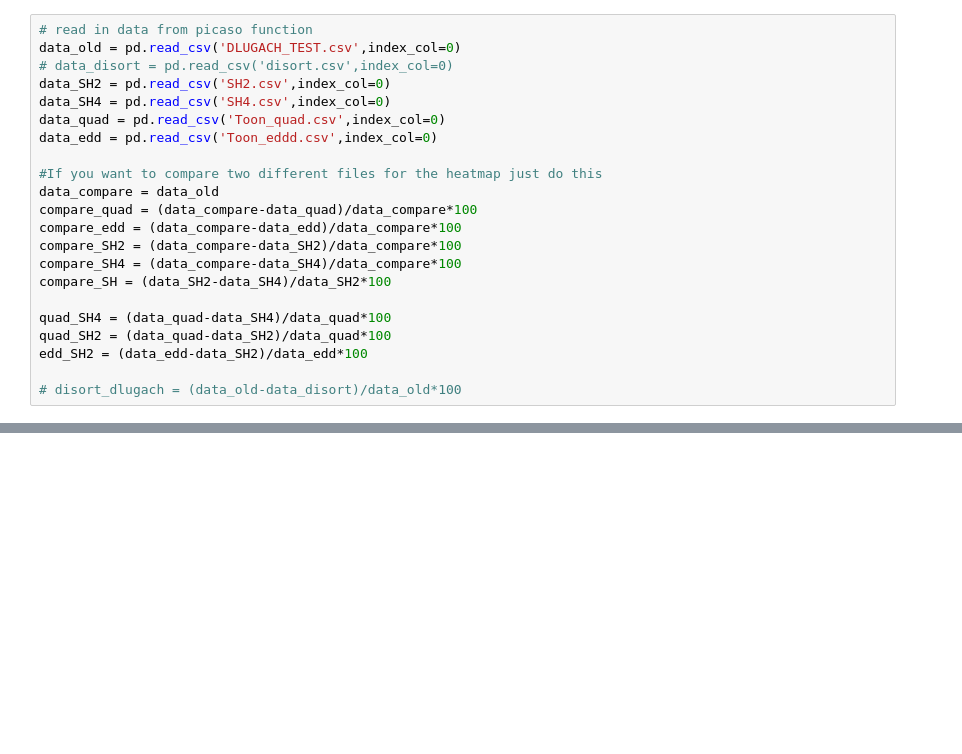
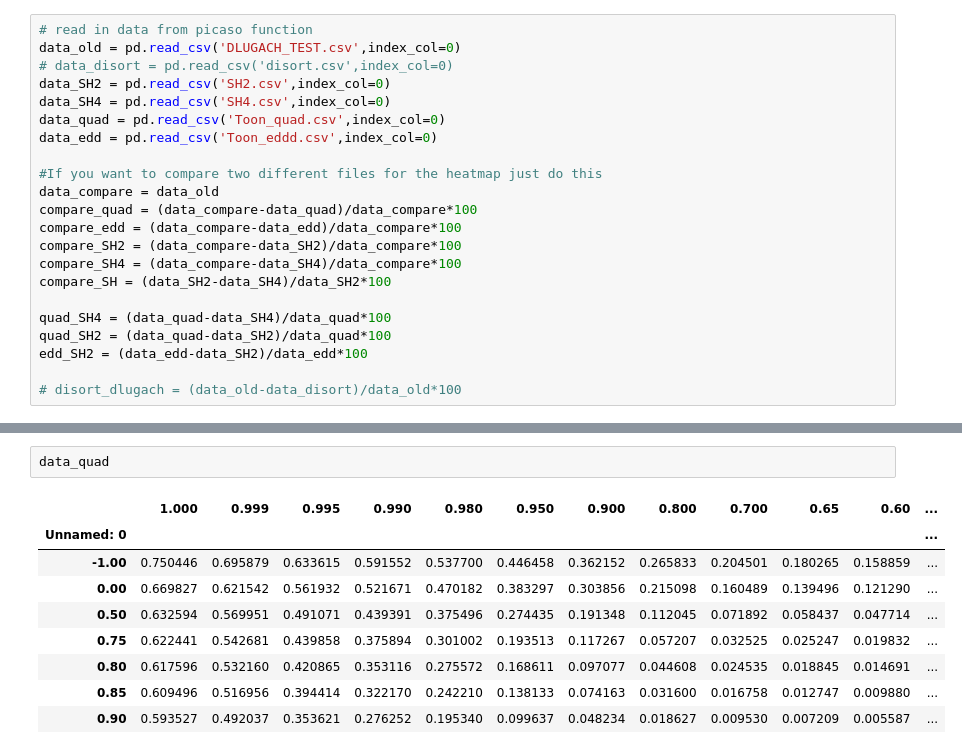
Before and after one commit to natashabatalha/picaso, a Jupyter notebook: docs/notebooks/DISORT_compare.ipynb, the cells around one changed output, grey strips where cells are left out. Saved outputs shown, nothing was run; the diff lists cells and outputs as text; blank space fills up the shorter version.

```diff
--- a/docs/notebooks/DISORT_compare.ipynb
+++ b/docs/notebooks/DISORT_compare.ipynb
@@ -76,3 +78,15 @@ show(jpi.create_heat_map(quad_SH4, rayleigh=False))
 # %% [output]
 [interactive output not drawn]
 [interactive output not drawn]
+# %%
+data_quad
+# %% [output]
+|  | 1.000 | 0.999 | 0.995 | 0.990 | 0.980 | 0.950 | 0.900 | 0.800 | 0.700 | 0.65 | 0.60 | ... |
+| Unnamed: 0 |  |  |  |  |  |  |  |  |  |  |  | ... |
+| -1.00 | 0.750446 | 0.695879 | 0.633615 | 0.591552 | 0.537700 | 0.446458 | 0.362152 | 0.265833 | 0.204501 | 0.180265 | 0.158859 | ... |
+| 0.00 | 0.669827 | 0.621542 | 0.561932 | 0.521671 | 0.470182 | 0.383297 | 0.303856 | 0.215098 | 0.160489 | 0.139496 | 0.121290 | ... |
+| 0.50 | 0.632594 | 0.569951 | 0.491071 | 0.439391 | 0.375496 | 0.274435 | 0.191348 | 0.112045 | 0.071892 | 0.058437 | 0.047714 | ... |
+| 0.75 | 0.622441 | 0.542681 | 0.439858 | 0.375894 | 0.301002 | 0.193513 | 0.117267 | 0.057207 | 0.032525 | 0.025247 | 0.019832 | ... |
+| 0.80 | 0.617596 | 0.532160 | 0.420865 | 0.353116 | 0.275572 | 0.168611 | 0.097077 | 0.044608 | 0.024535 | 0.018845 | 0.014691 | ... |
+| 0.85 | 0.609496 | 0.516956 | 0.394414 | 0.322170 | 0.242210 | 0.138133 | 0.074163 | 0.031600 | 0.016758 | 0.012747 | 0.009880 | ... |
+| 0.90 | 0.593527 | 0.492037 | 0.353621 | 0.276252 | 0.195340 | 0.099637 | 0.048234 | 0.018627 | 0.009530 | 0.007209 | 0.005587 | ... |
```
Also changed, not shown: parts of 5 cells of this notebook.
